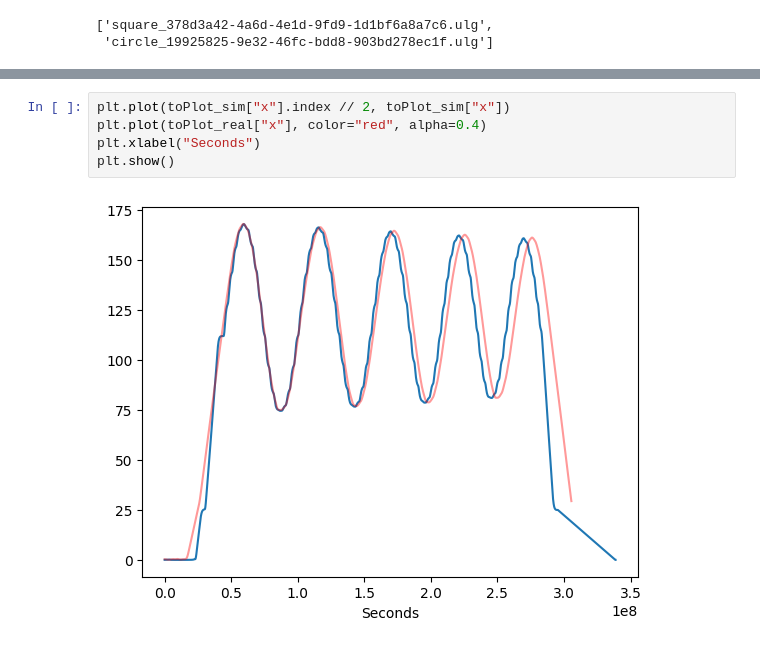
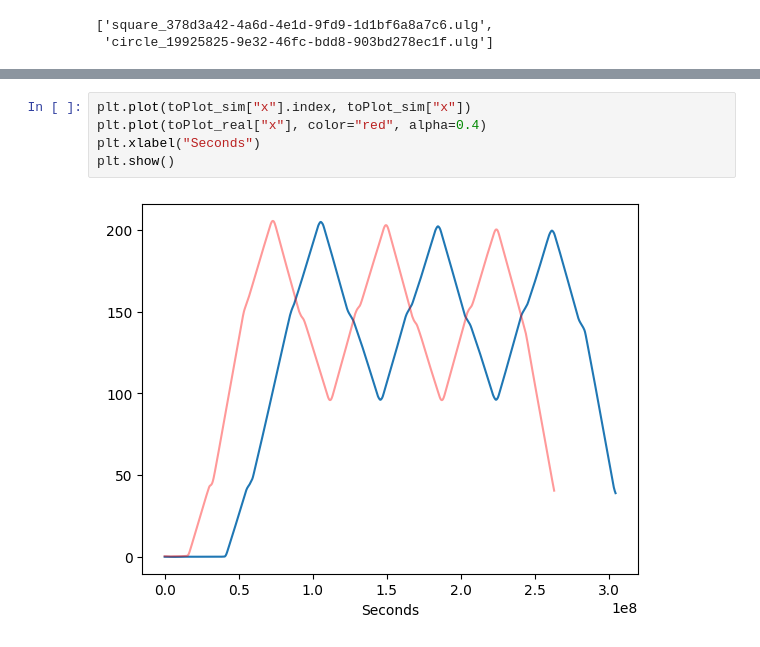
Before and after one commit to VisDunneRight/Px4-Batch-Simulation, a Jupyter notebook: Px4_Simulations/simulation_analysis/flight_sim_analaysis.ipynb, the cells around one changed output, grey strips where cells are left out. Cells and saved outputs as stored; diff of their text form.

```diff
--- a/Px4_Simulations/simulation_analysis/flight_sim_analaysis.ipynb
+++ b/Px4_Simulations/simulation_analysis/flight_sim_analaysis.ipynb
@@ -81,10 +106,10 @@ plt.plot(toPlot_real["x"], toPlot_real["y"], color="red", alpha=0.4)
 # %%
-plt.plot(toPlot_sim["x"].index // 2, toPlot_sim["x"])
+plt.plot(toPlot_sim["x"].index, toPlot_sim["x"])
 plt.plot(toPlot_real["x"], color="red", alpha=0.4)
 plt.xlabel("Seconds")
 plt.show()
 # %% [output]
-[figure, old version]
+[figure, new version]
 # %%
 plt.plot(toPlot_sim["y"].index // 2, toPlot_sim["y"])
 plt.plot(toPlot_real["y"], color="red", alpha=0.4)
```
Also changed, not shown: parts of 18 cells of this notebook.
